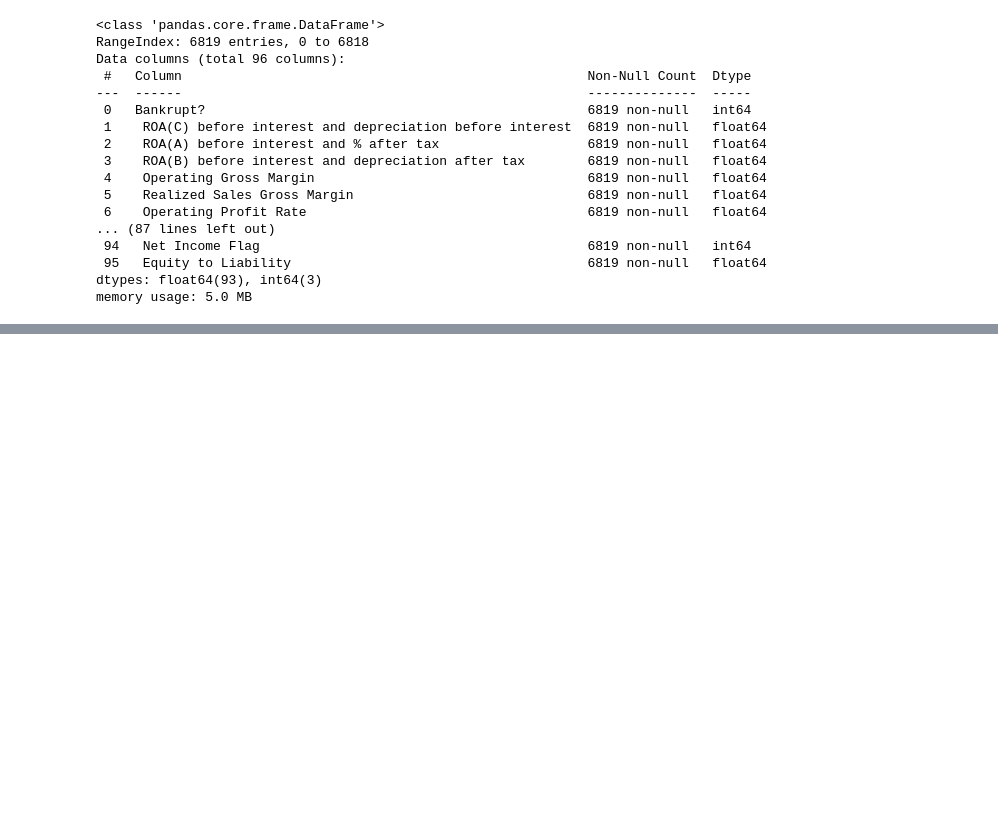
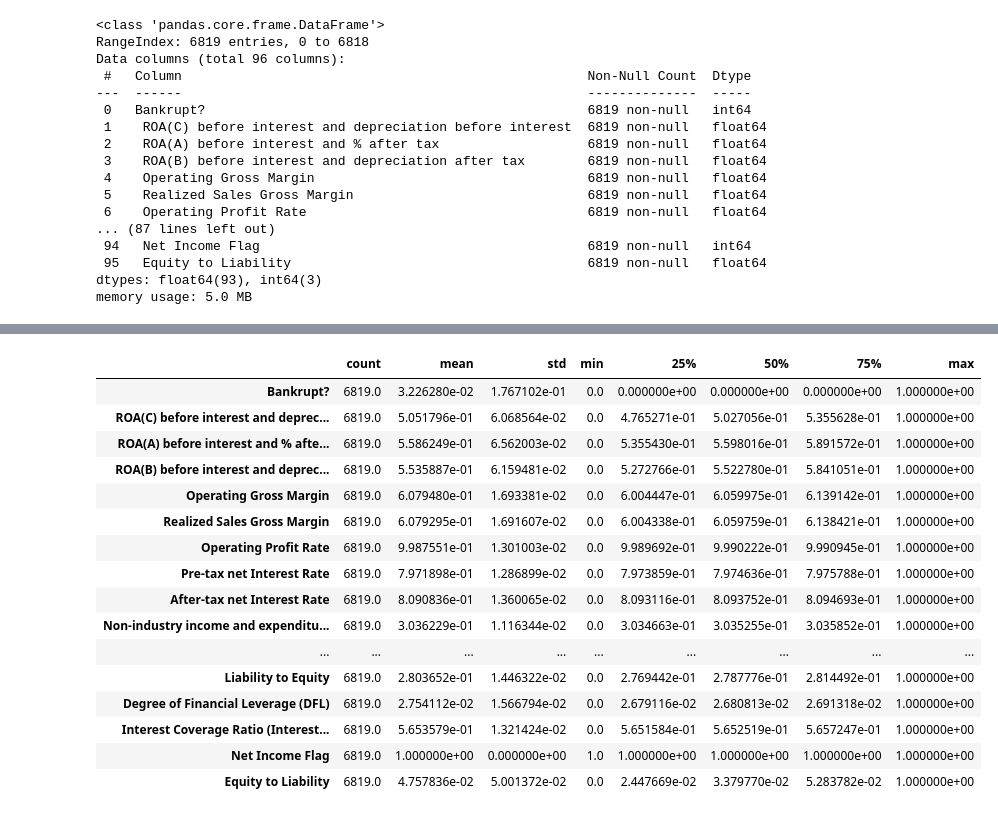
Before and after one commit to saptarshipal1/company_bankruptcy_prediction, a Jupyter notebook: company_bankruptcy_prediction.ipynb, the cells around one changed output, grey strips where cells are left out. Drawn from its saved outputs; the diff is of its cells as text; code cells hidden in the pictures; blank space fills up the shorter version.

```diff
--- a/company_bankruptcy_prediction.ipynb
+++ b/company_bankruptcy_prediction.ipynb
@@ -36,3 +51,6 @@ Data columns (total 96 columns):
  95   Equity to Liability                                      6819 non-null   float64
 dtypes: float64(93), int64(3)
 memory usage: 5.0 MB
+# %%
+pd.set_option('display.max_rows', None)
+pd.set_option('display.max_columns', None)
@@ -38,0 +77,20 @@ memory usage: 5.0 MB
+# %%
+df.describe().transpose()
+# %% [output]
+|  | count | mean | std | min | 25% | 50% | 75% | max |
+| Bankrupt? | 6819.0 | 3.226280e-02 | 1.767102e-01 | 0.0 | 0.000000e+00 | 0.000000e+00 | 0.000000e+00 | 1.000000e+00 |
+| ROA(C) before interest and deprec... | 6819.0 | 5.051796e-01 | 6.068564e-02 | 0.0 | 4.765271e-01 | 5.027056e-01 | 5.355628e-01 | 1.000000e+00 |
+| ROA(A) before interest and % afte... | 6819.0 | 5.586249e-01 | 6.562003e-02 | 0.0 | 5.355430e-01 | 5.598016e-01 | 5.891572e-01 | 1.000000e+00 |
+| ROA(B) before interest and deprec... | 6819.0 | 5.535887e-01 | 6.159481e-02 | 0.0 | 5.272766e-01 | 5.522780e-01 | 5.841051e-01 | 1.000000e+00 |
+| Operating Gross Margin | 6819.0 | 6.079480e-01 | 1.693381e-02 | 0.0 | 6.004447e-01 | 6.059975e-01 | 6.139142e-01 | 1.000000e+00 |
+| Realized Sales Gross Margin | 6819.0 | 6.079295e-01 | 1.691607e-02 | 0.0 | 6.004338e-01 | 6.059759e-01 | 6.138421e-01 | 1.000000e+00 |
+| Operating Profit Rate | 6819.0 | 9.987551e-01 | 1.301003e-02 | 0.0 | 9.989692e-01 | 9.990222e-01 | 9.990945e-01 | 1.000000e+00 |
+| Pre-tax net Interest Rate | 6819.0 | 7.971898e-01 | 1.286899e-02 | 0.0 | 7.973859e-01 | 7.974636e-01 | 7.975788e-01 | 1.000000e+00 |
+| After-tax net Interest Rate | 6819.0 | 8.090836e-01 | 1.360065e-02 | 0.0 | 8.093116e-01 | 8.093752e-01 | 8.094693e-01 | 1.000000e+00 |
+| Non-industry income and expenditu... | 6819.0 | 3.036229e-01 | 1.116344e-02 | 0.0 | 3.034663e-01 | 3.035255e-01 | 3.035852e-01 | 1.000000e+00 |
+| ... | ... | ... | ... | ... | ... | ... | ... | ... |
+| Liability to Equity | 6819.0 | 2.803652e-01 | 1.446322e-02 | 0.0 | 2.769442e-01 | 2.787776e-01 | 2.814492e-01 | 1.000000e+00 |
+| Degree of Financial Leverage (DFL) | 6819.0 | 2.754112e-02 | 1.566794e-02 | 0.0 | 2.679116e-02 | 2.680813e-02 | 2.691318e-02 | 1.000000e+00 |
+| Interest Coverage Ratio (Interest... | 6819.0 | 5.653579e-01 | 1.321424e-02 | 0.0 | 5.651584e-01 | 5.652519e-01 | 5.657247e-01 | 1.000000e+00 |
+| Net Income Flag | 6819.0 | 1.000000e+00 | 0.000000e+00 | 1.0 | 1.000000e+00 | 1.000000e+00 | 1.000000e+00 | 1.000000e+00 |
+| Equity to Liability | 6819.0 | 4.757836e-02 | 5.001372e-02 | 0.0 | 2.447669e-02 | 3.379770e-02 | 5.283782e-02 | 1.000000e+00 |
```
Also changed, not shown: parts of 7 cells of this notebook, 21 other files.
